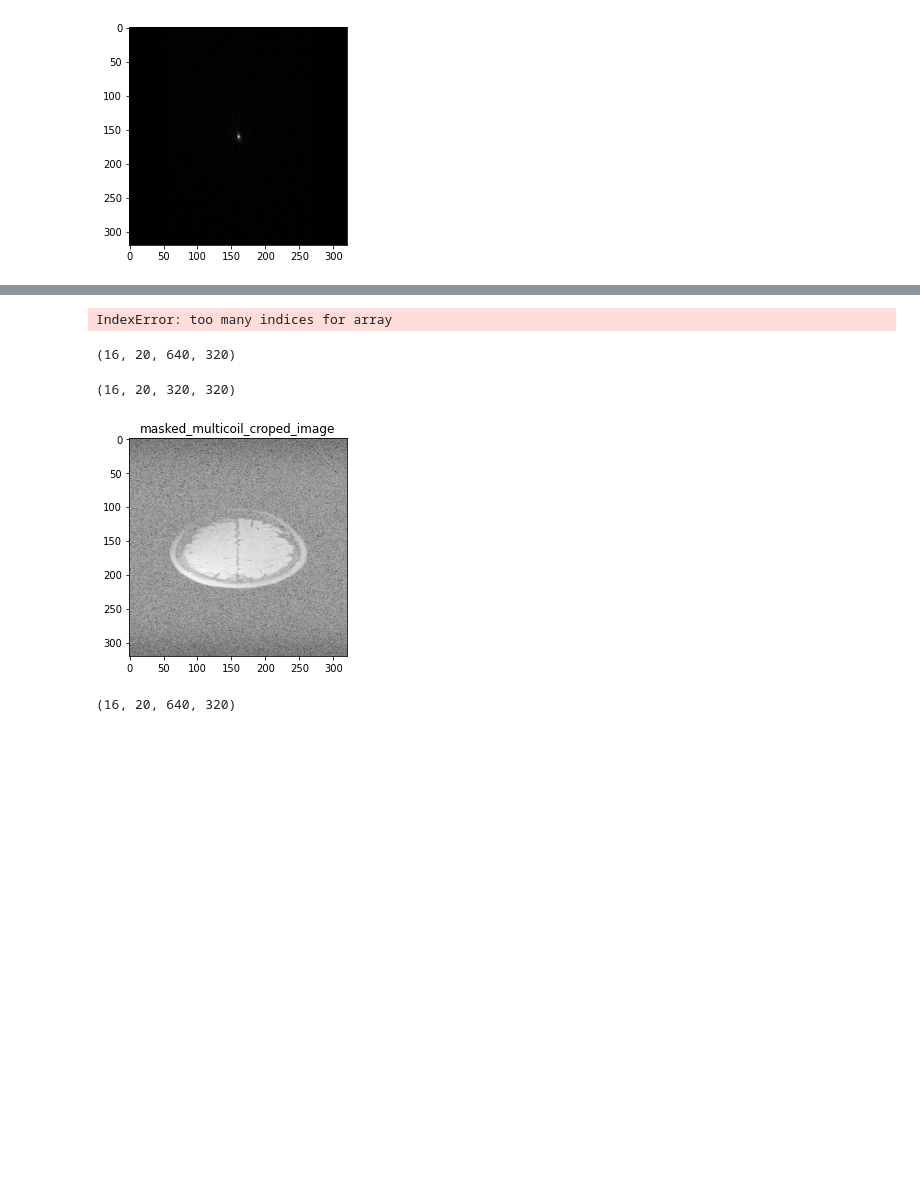
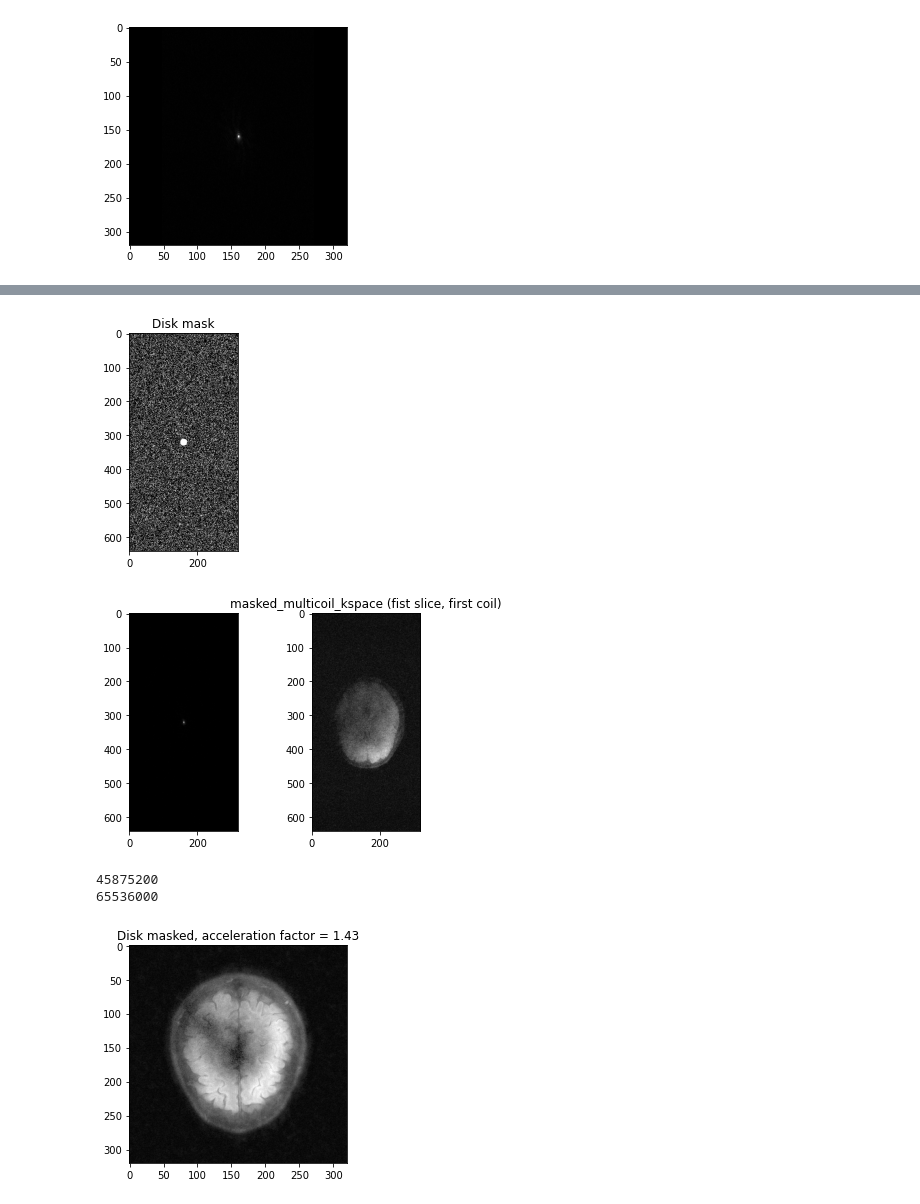
Before and after one commit to Samuel-van-Gurp/fastMRI, a Jupyter notebook: filter_notebook.ipynb, the cells around one changed output, grey strips where cells are left out. Cells and saved outputs as stored; diff of their text form; code cells hidden in the pictures; blank space fills up the shorter version.

Commit message:
disk mask and parallel mask functions work

```diff
--- a/filter_notebook.ipynb
+++ b/filter_notebook.ipynb
@@ -261,31 +265,44 @@ shape rss (16, 320, 320)
-# %%
-masked_rss_croped_image = (np.fft.fft2(masked_rss_croped_kspace))
-
-masked_rss_croped_image.shape
-
-plt.imshow(np.log(np.abs(masked_rss_croped_image[0,:,:])), cmap = 'gray')
-plt.show()
-# %% [output]
-IndexError: too many indices for array
-# %%
-kspace_complex.shape
-# %% [output]
-(16, 20, 640, 320)
-# %%
-print(masked_multicoil_croped_kspace.shape)
-
-
-A = np.fft.fftshift(np.fft.fft2(masked_multicoil_croped_kspace))
-A.shape
-plt.imshow(np.log(np.abs(A[0,0,:,:])), cmap = 'gray')
-plt.title('masked_multicoil_croped_image')
-plt.show()
-# %% [output]
-(16, 20, 320, 320)
-[figure, removed]
-# %%
-
-number_of_slices, number_of_coild,height, width = kspace_complex.shape
-kspace_complex.shape
-# %% [output]
-(16, 20, 640, 320)
+# %%
+# Creating a disk_mask
+disk_mask = disk_mask_func(kspace_complex, disk_radius = 10)
+#plotting
+plt.imshow((disk_mask), cmap ='gray')
+plt.title('Disk mask')
+plt.show()
+
+
+# applying the mask to the multi coil data
+masked_multicoil_kspace = multicoil_masking_func(kspace_complex,disk_mask)
+#plotting
+plt.subplot(1,2,1)
+plt.imshow((np.abs(masked_multicoil_kspace[0,0,:,:])), cmap ='gray')
+plt.subplot(1,2,2)
+plt.imshow(np.abs(np.fft.fftshift(np.fft.ifft2(masked_multicoil_kspace[0,0,:,:]))), cmap ='gray')
+plt.title('masked_multicoil_kspace (fist slice, first coil)')
+plt.show()
+
+# go to image space
+masked_multicoil_image = np.fft.fftshift(np.fft.ifft2(masked_multicoil_kspace))
+
+# center crop
+masked_multicoil_cropped_image = center_crop_nparray(masked_multicoil_image, new_height = 320, new_width = 320)
+
+# calculate the acceleration factor
+original_nonzero = np.count_nonzero(kspace_complex)
+print(original_nonzero)
+masked_nonzero = np.count_nonzero(masked_multicoil_image)
+print(masked_nonzero)
+acceleration_factor = masked_nonzero/original_nonzero
+
+# coil combination rss
+masked_rss_croped_image = np.sqrt(np.sum(masked_multicoil_cropped_image**2,1))
+#plotting
+plt.imshow(abs(masked_rss_croped_image[0,:,:]),cmap = 'gray')
+plt.title(f'Disk masked, acceleration factor = {round(acceleration_factor,2)}' )
+plt.show()
+# %% [output]
+[figure, added]
+[figure, added]
+45875200
+65536000
+[figure, added]
```
Also changed, not shown: parts of 7 cells of this notebook.
